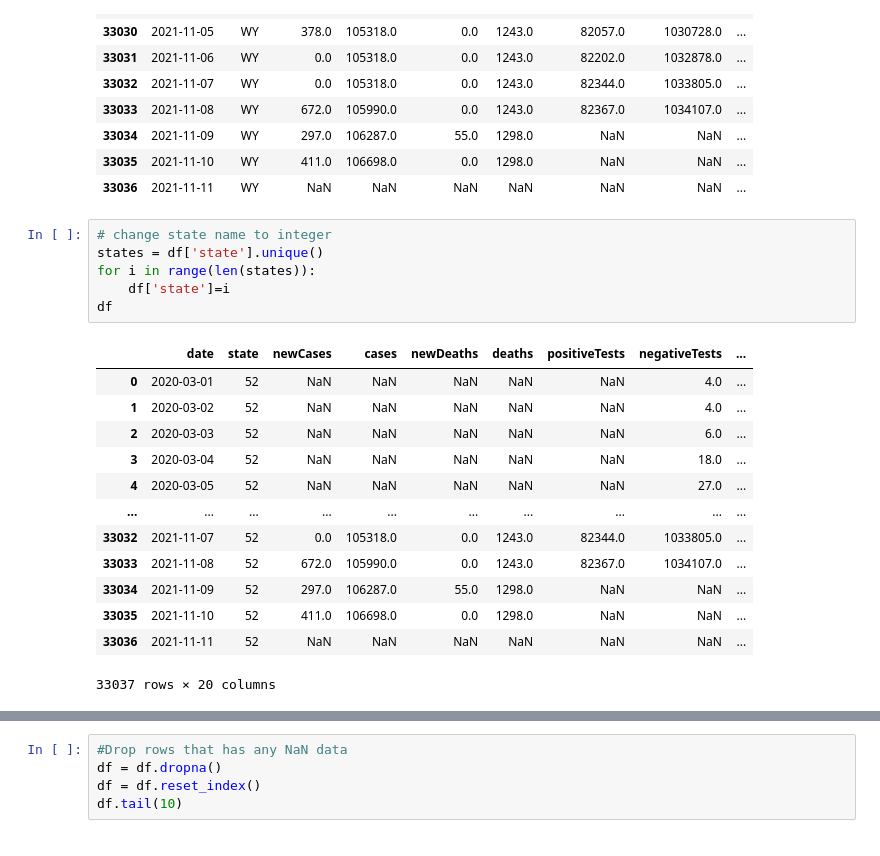
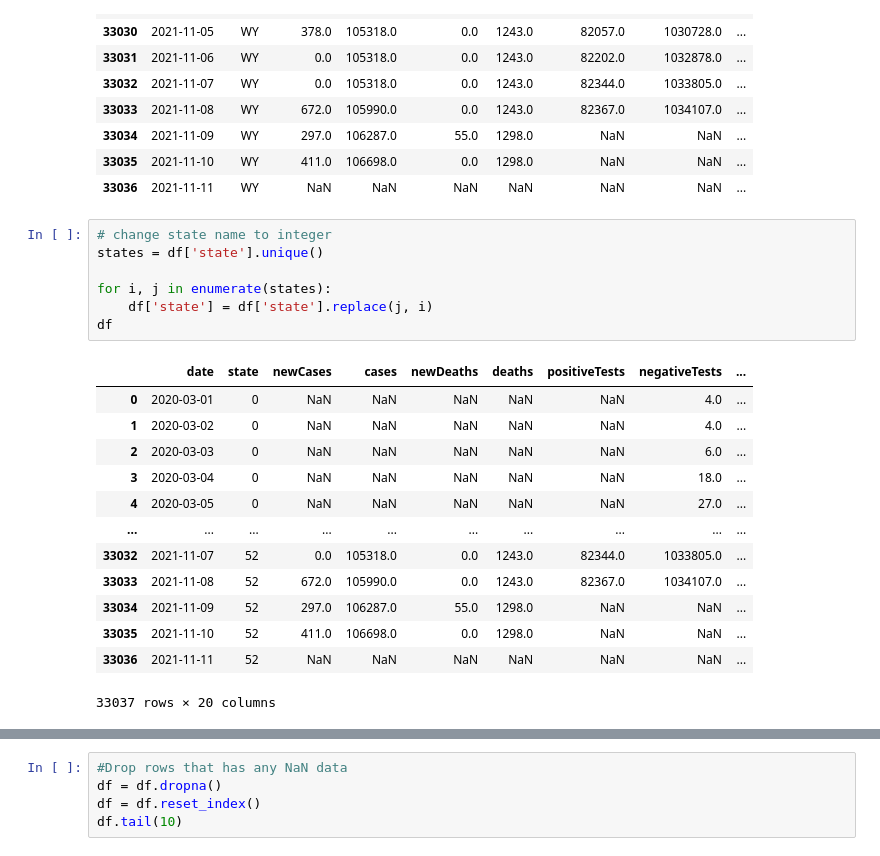
Before and after one commit to roysea/CS4200-Predict-Covid-New-Cases, a Jupyter notebook: Covid-New-Case-Predictor.ipynb, the cells around one changed output, grey strips where cells are left out. Drawn from its saved outputs; the diff is of its cells as text.

```diff
--- a/Covid New Case Predictor.ipynb
+++ b/Covid-New-Case-Predictor.ipynb
@@ -31,16 +31,17 @@ df.tail(10)
 # %%
 # change state name to integer
 states = df['state'].unique()
-for i in range(len(states)):
-    df['state']=i
+
+for i, j in enumerate(states):
+    df['state'] = df['state'].replace(j, i)
 df
 # %% [output]
 |  | date | state | newCases | cases | newDeaths | deaths | positiveTests | negativeTests | ... |
-| 0 | 2020-03-01 | 52 | NaN | NaN | NaN | NaN | NaN | 4.0 | ... |
-| 1 | 2020-03-02 | 52 | NaN | NaN | NaN | NaN | NaN | 4.0 | ... |
-| 2 | 2020-03-03 | 52 | NaN | NaN | NaN | NaN | NaN | 6.0 | ... |
-| 3 | 2020-03-04 | 52 | NaN | NaN | NaN | NaN | NaN | 18.0 | ... |
-| 4 | 2020-03-05 | 52 | NaN | NaN | NaN | NaN | NaN | 27.0 | ... |
+| 0 | 2020-03-01 | 0 | NaN | NaN | NaN | NaN | NaN | 4.0 | ... |
+| 1 | 2020-03-02 | 0 | NaN | NaN | NaN | NaN | NaN | 4.0 | ... |
+| 2 | 2020-03-03 | 0 | NaN | NaN | NaN | NaN | NaN | 6.0 | ... |
+| 3 | 2020-03-04 | 0 | NaN | NaN | NaN | NaN | NaN | 18.0 | ... |
+| 4 | 2020-03-05 | 0 | NaN | NaN | NaN | NaN | NaN | 27.0 | ... |
 | ... | ... | ... | ... | ... | ... | ... | ... | ... | ... |
 | 33032 | 2021-11-07 | 52 | 0.0 | 105318.0 | 0.0 | 1243.0 | 82344.0 | 1033805.0 | ... |
 | 33033 | 2021-11-08 | 52 | 672.0 | 105990.0 | 0.0 | 1243.0 | 82367.0 | 1034107.0 | ... |
```
Also changed, not shown: parts of 13 cells of this notebook, 4 other files.
